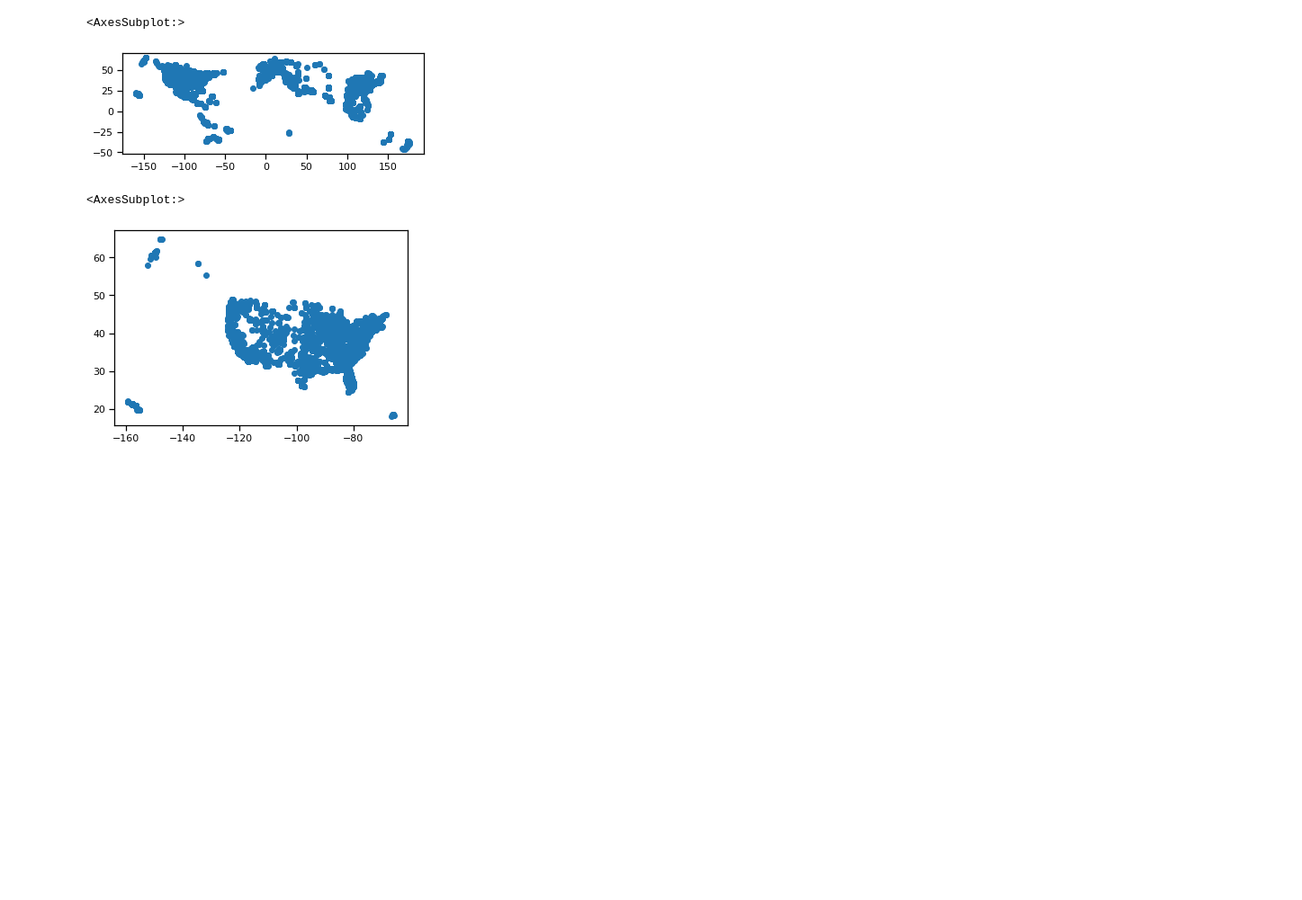
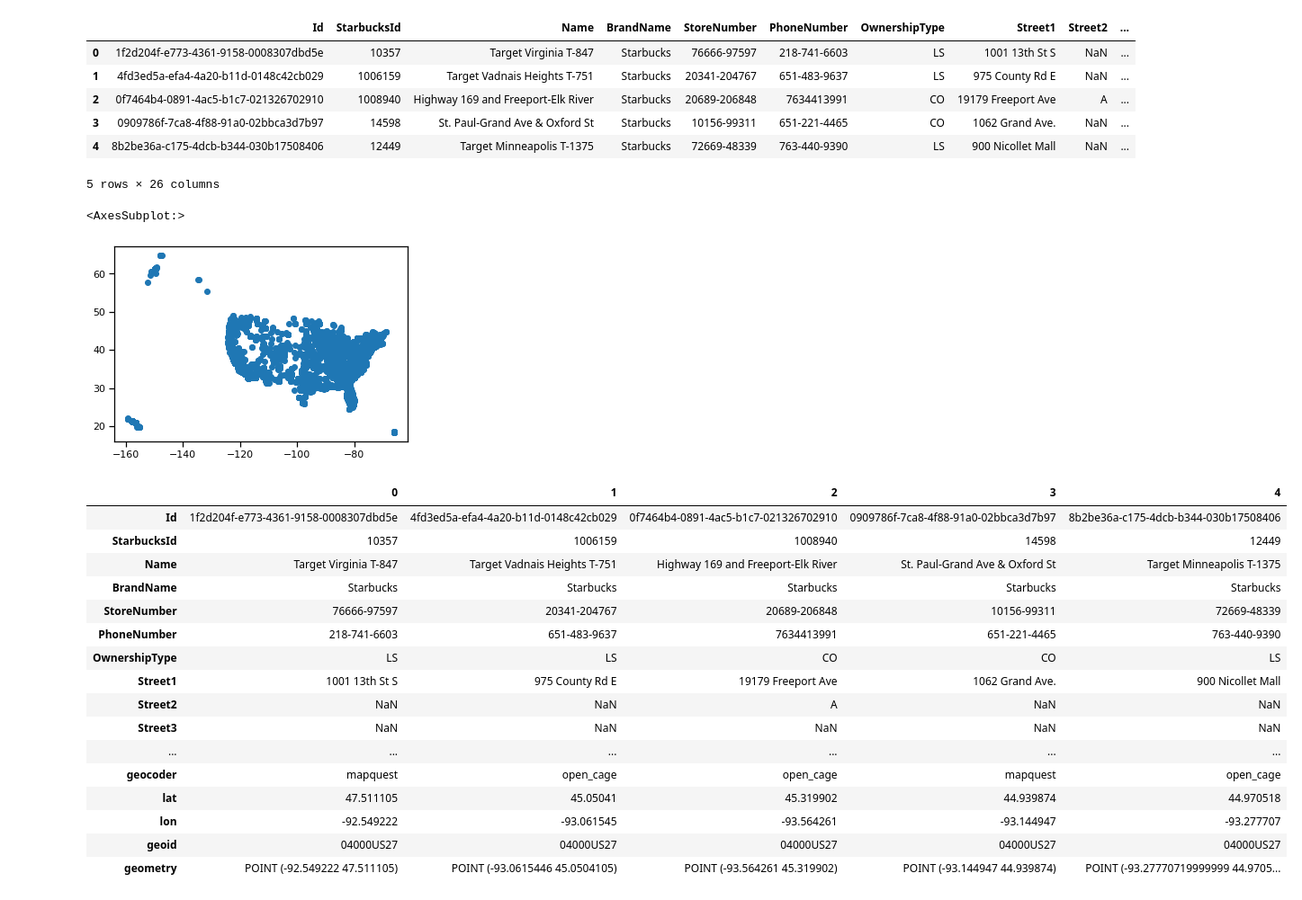
Before and after one commit to metatab-packages/chrismeller.github.com-starbucks, a Jupyter notebook: notebooks/convert.ipynb, the cells around one changed output. Shown at 90% size. Cells and saved outputs as stored; diff of their text form; code cells hidden in the pictures; blank space fills up the shorter version.

```diff
--- a/notebooks/convert.ipynb
+++ b/notebooks/convert.ipynb
@@ -38,2 +38,6 @@ Starbucks locations scraped from the Starbucks website by Chris Meller. From the
 # %%
 df = pkg.resource('all_starbucks').dataframe().dropna(subset=['Longitude','Latitude'])
+gc  = pkg.reference('geocodes').dataframe()
+# %%
+df = df.rename(columns={'Latitude':'Source_Latitude', 'Longitude':'Source_Longitude'})
+df.head()
@@ -39,0 +52,3 @@ df = pkg.resource('all_starbucks').dataframe().dropna(subset=['Longitude','Latit
+# %%
+# Merge in the new gocodes, because the old ones are too course
+df = df.merge(gc.rename(columns={'id':'Id'}))
@@ -40,15 +65,40 @@ df = pkg.resource('all_starbucks').dataframe().dropna(subset=['Longitude','Latit
 # %%
 states = pkg.reference('states').geoframe().to_crs(4326)[['geoid','geometry']]
 # %%
-
-df['geometry'] = df.apply(lambda r: Point(r.Longitude, r.Latitude), axis=1)
+df['geometry'] = df.apply(lambda r: Point(r.lon, r.lat), axis=1)
 df = gpd.GeoDataFrame(df, crs=4326)
 ussb = gpd.overlay(df, states) # Starbucks in the US
+ussb.head()
 # %% [output]
+|  | Id | StarbucksId | Name | BrandName | StoreNumber | PhoneNumber | OwnershipType | Street1 | Street2 | ... |
+| 0 | 1f2d204f-e773-4361-9158-0008307dbd5e | 10357 | Target Virginia T-847 | Starbucks | 76666-97597 | 218-741-6603 | LS | 1001 13th St S | NaN | ... |
+| 1 | 4fd3ed5a-efa4-4a20-b11d-0148c42cb029 | 1006159 | Target Vadnais Heights T-751 | Starbucks | 20341-204767 | 651-483-9637 | LS | 975 County Rd E | NaN | ... |
+| 2 | 0f7464b4-0891-4ac5-b1c7-021326702910 | 1008940 | Highway 169 and Freeport-Elk River | Starbucks | 20689-206848 | 7634413991 | CO | 19179 Freeport Ave | A | ... |
+| 3 | 0909786f-7ca8-4f88-91a0-02bbca3d7b97 | 14598 | St. Paul-Grand Ave & Oxford St | Starbucks | 10156-99311 | 651-221-4465 | CO | 1062 Grand Ave. | NaN | ... |
+| 4 | 8b2be36a-c175-4dcb-b344-030b17508406 | 12449 | Target Minneapolis T-1375 | Starbucks | 72669-48339 | 763-440-9390 | LS | 900 Nicollet Mall | NaN | ... |
-<AxesSubplot:>
+5 rows × 26 columns
-[figure, removed]
 # %%
 ussb.plot()
 # %% [output]
 <AxesSubplot:>
-[figure, old version]
+[figure, new version]
+# %%
+ussb.head().T
+# %% [output]
+|  | 0 | 1 | 2 | 3 | 4 |
+| Id | 1f2d204f-e773-4361-9158-0008307dbd5e | 4fd3ed5a-efa4-4a20-b11d-0148c42cb029 | 0f7464b4-0891-4ac5-b1c7-021326702910 | 0909786f-7ca8-4f88-91a0-02bbca3d7b97 | 8b2be36a-c175-4dcb-b344-030b17508406 |
+| StarbucksId | 10357 | 1006159 | 1008940 | 14598 | 12449 |
+| Name | Target Virginia T-847 | Target Vadnais Heights T-751 | Highway 169 and Freeport-Elk River | St. Paul-Grand Ave & Oxford St | Target Minneapolis T-1375 |
+| BrandName | Starbucks | Starbucks | Starbucks | Starbucks | Starbucks |
+| StoreNumber | 76666-97597 | 20341-204767 | 20689-206848 | 10156-99311 | 72669-48339 |
+| PhoneNumber | 218-741-6603 | 651-483-9637 | 7634413991 | 651-221-4465 | 763-440-9390 |
+| OwnershipType | LS | LS | CO | CO | LS |
+| Street1 | 1001 13th St S | 975 County Rd E | 19179 Freeport Ave | 1062 Grand Ave. | 900 Nicollet Mall |
+| Street2 | NaN | NaN | A | NaN | NaN |
+| Street3 | NaN | NaN | NaN | NaN | NaN |
+| ... | ... | ... | ... | ... | ... |
+| geocoder | mapquest | open_cage | open_cage | mapquest | open_cage |
+| lat | 47.511105 | 45.05041 | 45.319902 | 44.939874 | 44.970518 |
+| lon | -92.549222 | -93.061545 | -93.564261 | -93.144947 | -93.277707 |
+| geoid | 04000US27 | 04000US27 | 04000US27 | 04000US27 | 04000US27 |
+| geometry | POINT (-92.549222 47.511105) | POINT (-93.0615446 45.0504105) | POINT (-93.564261 45.319902) | POINT (-93.144947 44.939874) | POINT (-93.27770719999999 44.9705... |
```
Also changed, not shown: parts of 3 cells of this notebook, 4 other files.
